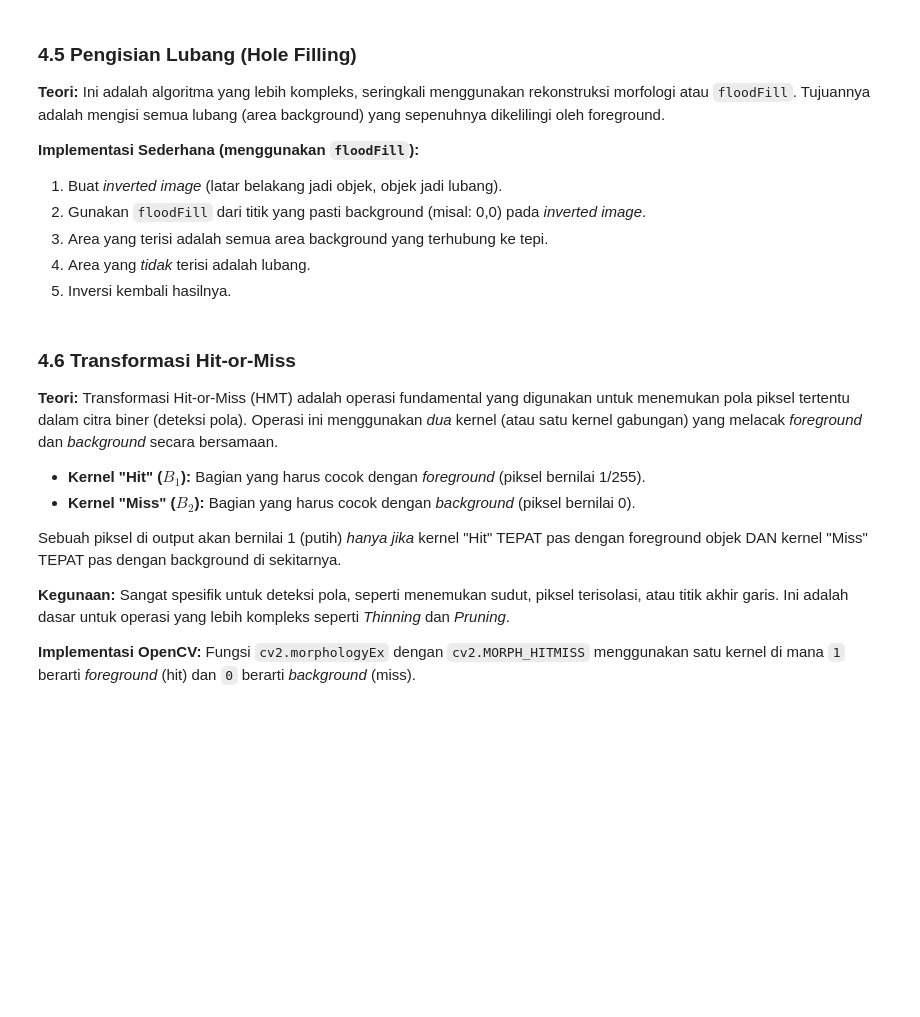
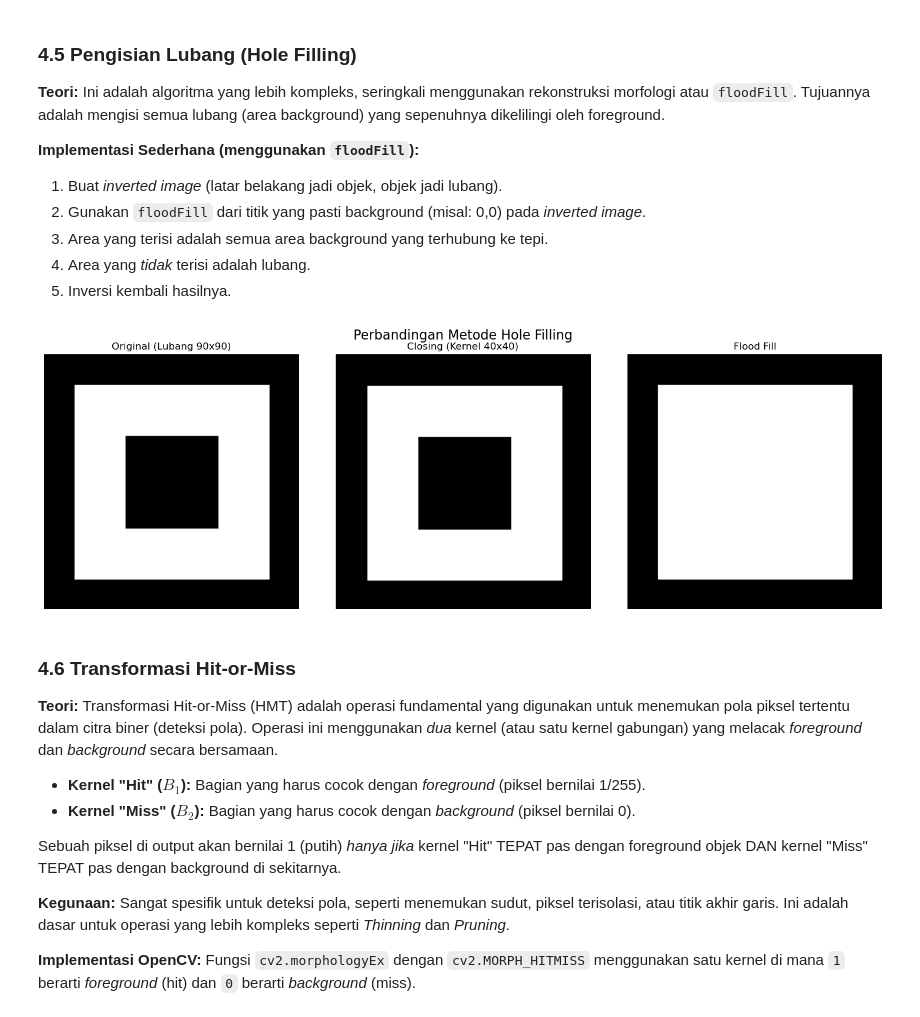
Before and after one commit to t0ccata/tugas3morphology, a Jupyter notebook: skrip_v1.ipynb, the cells around one changed output. Cells and saved outputs as stored; diff of their text form; code cells hidden in the pictures; blank space fills up the shorter version.

Commit message:
add flood fill

```diff
--- a/skrip_v1.ipynb
+++ b/skrip_v1.ipynb
@@ -349,7 +349,48 @@ plt.show()
 4.  Area yang *tidak* terisi adalah lubang.
 5.  Inversi kembali hasilnya.
 # %%
-# kodenya disini bisa tambah cell klo perlu
+import cv2
+import numpy as np
+import matplotlib.pyplot as plt
+
+img = np.zeros((250, 250), dtype=np.uint8)
+cv2.rectangle(img, (30, 30), (220, 220), 255, -1)
+cv2.rectangle(img, (80, 80), (170, 170), 0, -1)
+img_original = img.copy()
+
+kernel_small = np.ones((40, 40), np.uint8)
+img_closing = cv2.morphologyEx(img, cv2.MORPH_CLOSE, kernel_small)
+
+im_floodfill = img.copy()
+h, w = img.shape[:2]
+mask = np.zeros((h+2, w+2), np.uint8)
+cv2.floodFill(im_floodfill, mask, (0,0), 255)
+im_floodfill_inv = cv2.bitwise_not(im_floodfill)
+
+img_filled = img_original | im_floodfill_inv
+
+plt.figure(figsize=(15, 5))
+plt.suptitle("Perbandingan Metode Hole Filling", fontsize=16)
+
+plt.subplot(1, 3, 1)
+plt.title("Original (Lubang 90x90)")
+plt.imshow(img_original, cmap='gray')
+plt.axis('off')
+
+plt.subplot(1, 3, 2)
+plt.title("Closing (Kernel 40x40)")
+plt.imshow(img_closing, cmap='gray')
+plt.axis('off')
+
+plt.subplot(1, 3, 3)
+plt.title("Flood Fill")
+plt.imshow(img_filled, cmap='gray')
+plt.axis('off')
+
+plt.tight_layout()
+plt.show()
+# %% [output]
+[figure, added]
 # %% [markdown]
 ### 4.6 Transformasi Hit-or-Miss
 
```
